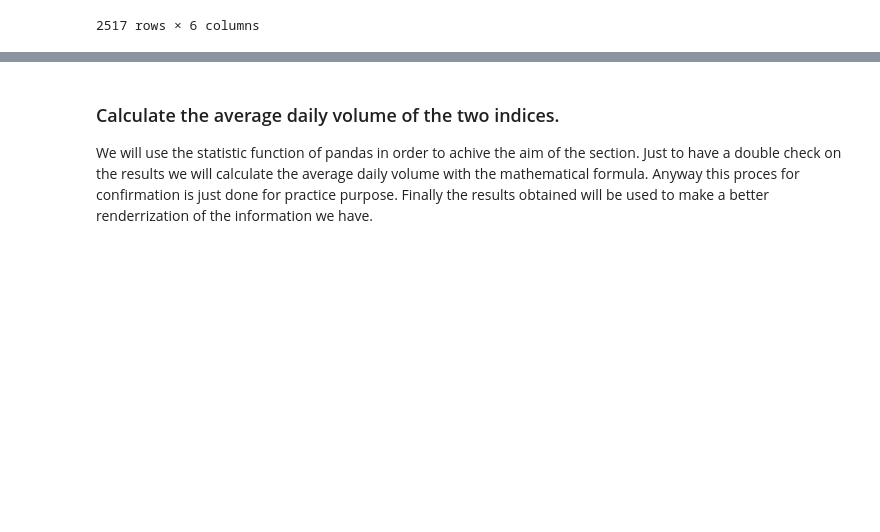
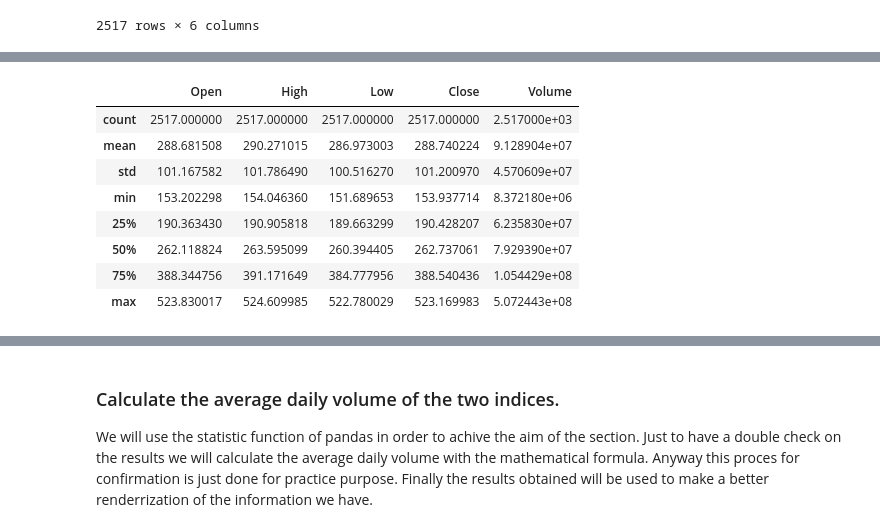
Before and after one commit to kozen88/StockAnalisys, a Jupyter notebook: Stock_analisys.ipynb, the cells around one changed output, grey strips where cells are left out. Saved outputs shown, nothing was run; the diff lists cells and outputs as text; code cells hidden in the pictures; blank space fills up the shorter version.

```diff
--- a/Stock_analisys.ipynb
+++ b/Stock_analisys.ipynb
@@ -68,0 +137,12 @@ df_american
+# %%
+df_american.describe()
+# %% [output]
+|  | Open | High | Low | Close | Volume |
+| count | 2517.000000 | 2517.000000 | 2517.000000 | 2517.000000 | 2.517000e+03 |
+| mean | 288.681508 | 290.271015 | 286.973003 | 288.740224 | 9.128904e+07 |
+| std | 101.167582 | 101.786490 | 100.516270 | 101.200970 | 4.570609e+07 |
+| min | 153.202298 | 154.046360 | 151.689653 | 153.937714 | 8.372180e+06 |
+| 25% | 190.363430 | 190.905818 | 189.663299 | 190.428207 | 6.235830e+07 |
+| 50% | 262.118824 | 263.595099 | 260.394405 | 262.737061 | 7.929390e+07 |
+| 75% | 388.344756 | 391.171649 | 384.777956 | 388.540436 | 1.054429e+08 |
+| max | 523.830017 | 524.609985 | 522.780029 | 523.169983 | 5.072443e+08 |
```
Also changed, not shown: parts of 12 cells of this notebook.
